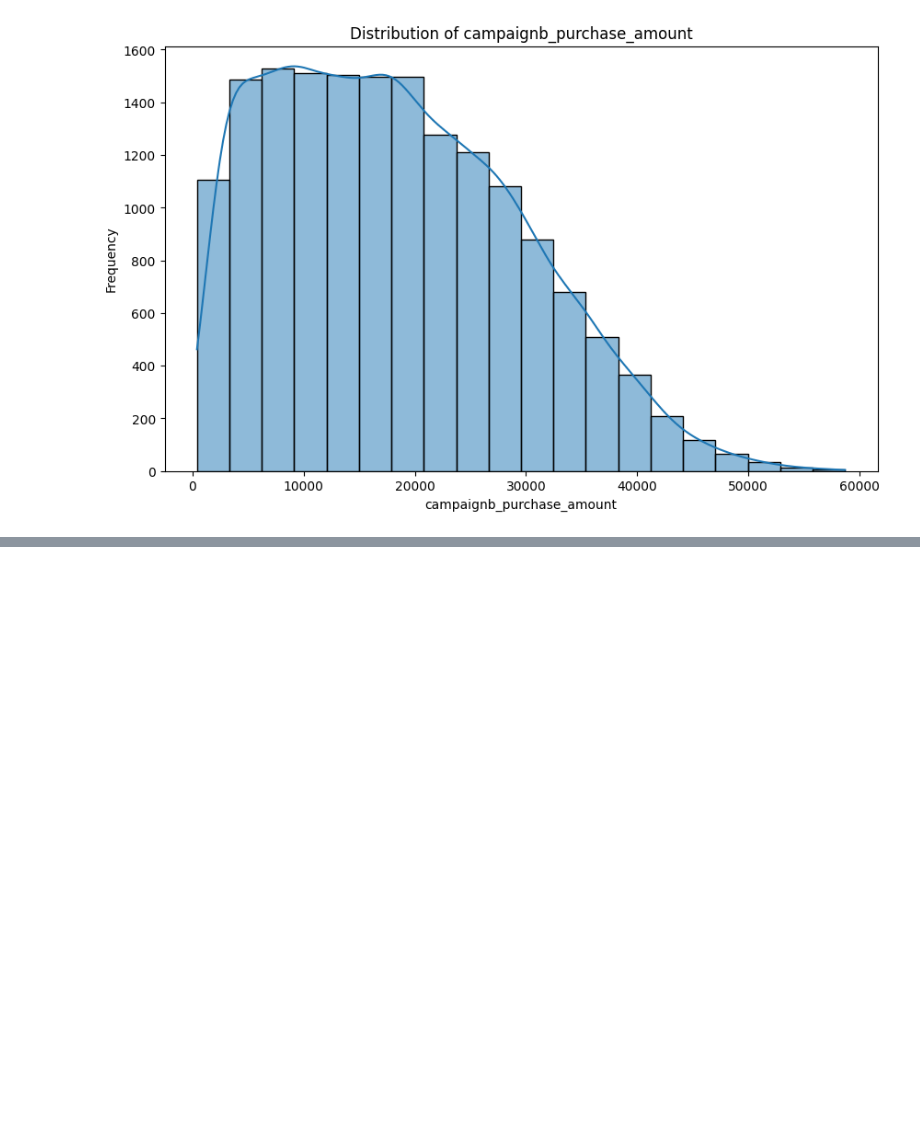
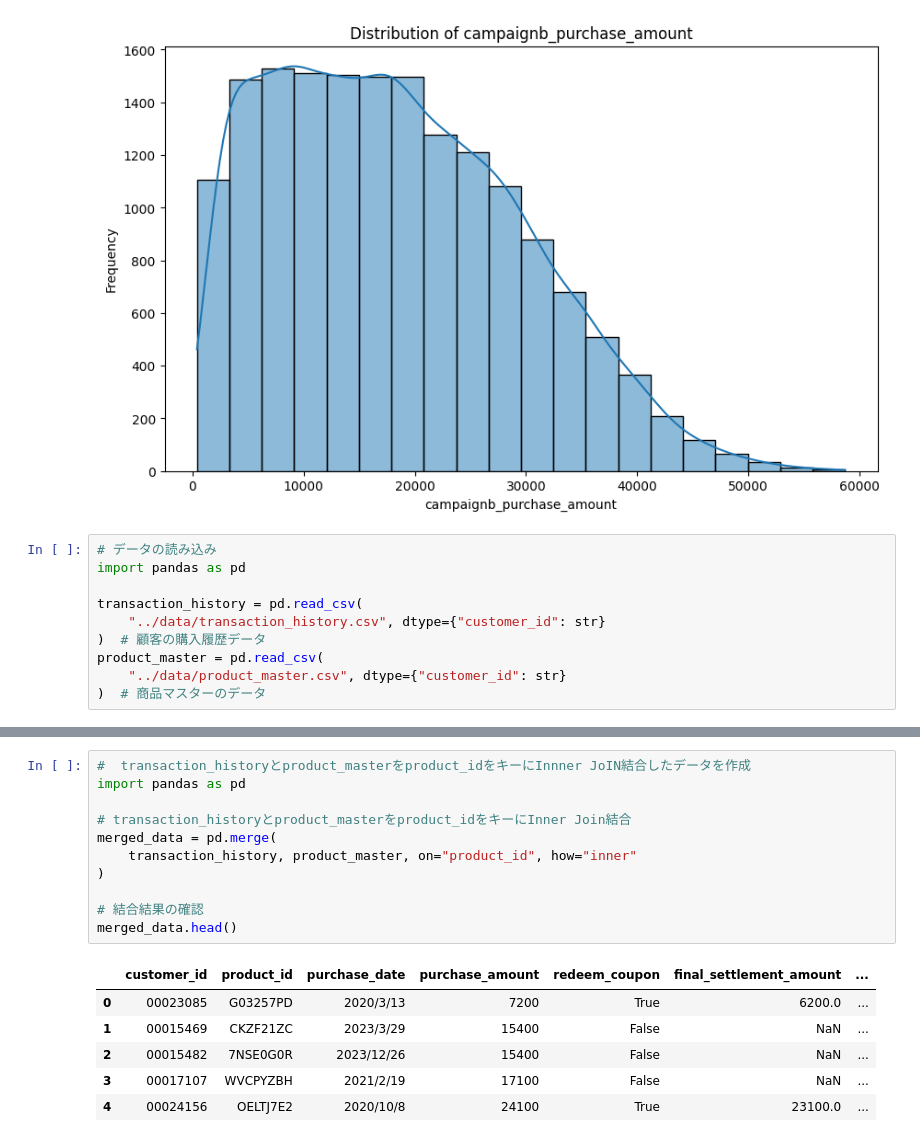
Before and after one commit to maton369/Data_Preprocessing_For_Data_Analyze, a Jupyter notebook: code/09_modeling_transforms.ipynb, the cells around one changed output, grey strips where cells are left out. Drawn from its saved outputs; the diff is of its cells as text; blank space fills up the shorter version.

```diff
--- a/code/09_modeling_transforms.ipynb
+++ b/code/09_modeling_transforms.ipynb
@@ -399,3 +393,13 @@ plt.show()
 # %% [output]
 [figure]
 [figure]
+# %%
+# データの読み込み
+import pandas as pd
+
+transaction_history = pd.read_csv(
+    "../data/transaction_history.csv", dtype={"customer_id": str}
+)  # 顧客の購入履歴データ
+product_master = pd.read_csv(
+    "../data/product_master.csv", dtype={"customer_id": str}
+)  # 商品マスターのデータ
@@ -401,0 +417,18 @@ plt.show()
+# %%
+#  transaction_historyとproduct_masterをproduct_idをキーにInnner JoIN結合したデータを作成
+import pandas as pd
+
+# transaction_historyとproduct_masterをproduct_idをキーにInner Join結合
+merged_data = pd.merge(
+    transaction_history, product_master, on="product_id", how="inner"
+)
+
+# 結合結果の確認
+merged_data.head()
+# %% [output]
+|  | customer_id | product_id | purchase_date | purchase_amount | redeem_coupon | final_settlement_amount | ... |
+| 0 | 00023085 | G03257PD | 2020/3/13 | 7200 | True | 6200.0 | ... |
+| 1 | 00015469 | CKZF21ZC | 2023/3/29 | 15400 | False | NaN | ... |
+| 2 | 00015482 | 7NSE0G0R | 2023/12/26 | 15400 | False | NaN | ... |
+| 3 | 00017107 | WVCPYZBH | 2021/2/19 | 17100 | False | NaN | ... |
+| 4 | 00024156 | OELTJ7E2 | 2020/10/8 | 24100 | True | 23100.0 | ... |
```
Also changed, not shown: parts of 6 cells of this notebook.
